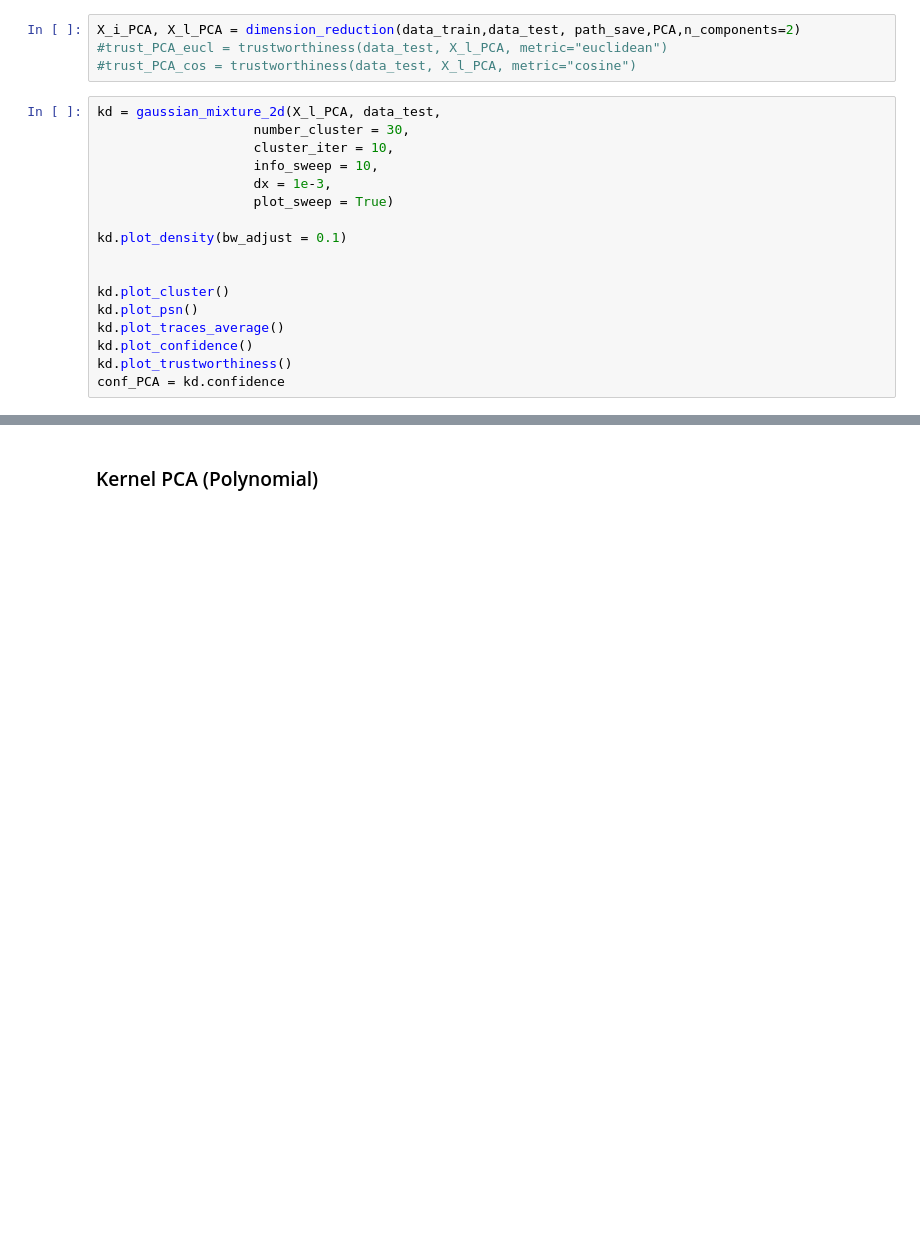
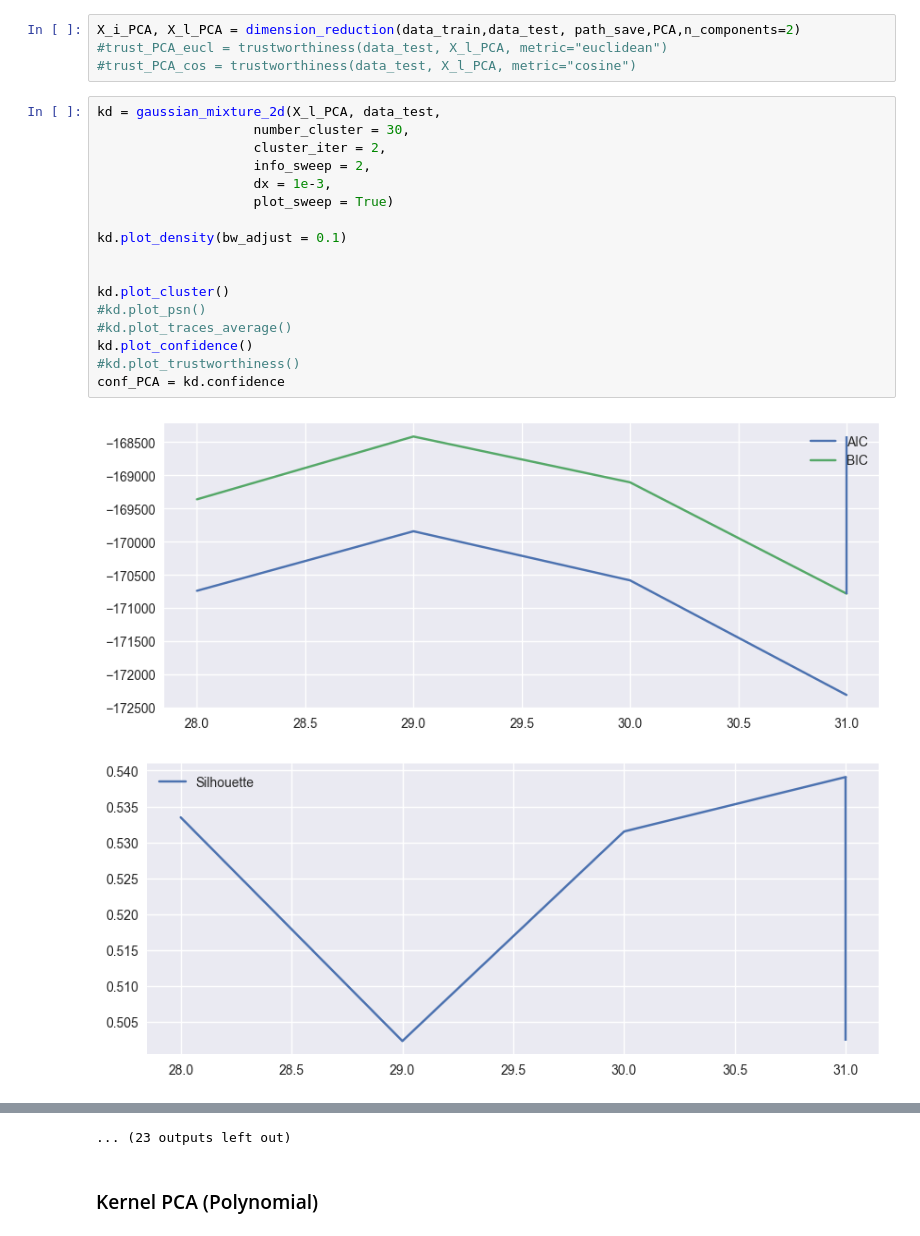
Before and after one commit to polyquantique/Photon-Number-Classification, a Jupyter notebook: src/Metrics_TES.ipynb, the cells around one changed output, grey strips where cells are left out. Drawn from its saved outputs; the diff is of its cells as text; blank space fills up the shorter version.

```diff
--- a/src/Metrics_TES.ipynb
+++ b/src/Metrics_TES.ipynb
@@ -165,17 +165,20 @@ X_i_PCA, X_l_PCA = dimension_reduction(data_train,data_test, path_save,PCA,n_com
 # %%
 kd = gaussian_mixture_2d(X_l_PCA, data_test,
                     number_cluster = 30,
-                    cluster_iter = 10,
-                    info_sweep = 10,
+                    cluster_iter = 2,
+                    info_sweep = 2,
                     dx = 1e-3,
                     plot_sweep = True)
 
 kd.plot_density(bw_adjust = 0.1)
 
 
 kd.plot_cluster()
-kd.plot_psn()
-kd.plot_traces_average()
+#kd.plot_psn()
+#kd.plot_traces_average()
 kd.plot_confidence()
-kd.plot_trustworthiness()
+#kd.plot_trustworthiness()
 conf_PCA = kd.confidence
+# %% [output]
+[figure, added]
+[figure, added]
@@ -182,3 +195,4 @@ conf_PCA = kd.confidence
+... (23 outputs left out)
 # %% [markdown]
 ### Kernel PCA (Polynomial)
 # %%
```
Also changed, not shown: parts of 4 cells of this notebook, 2 other files.
